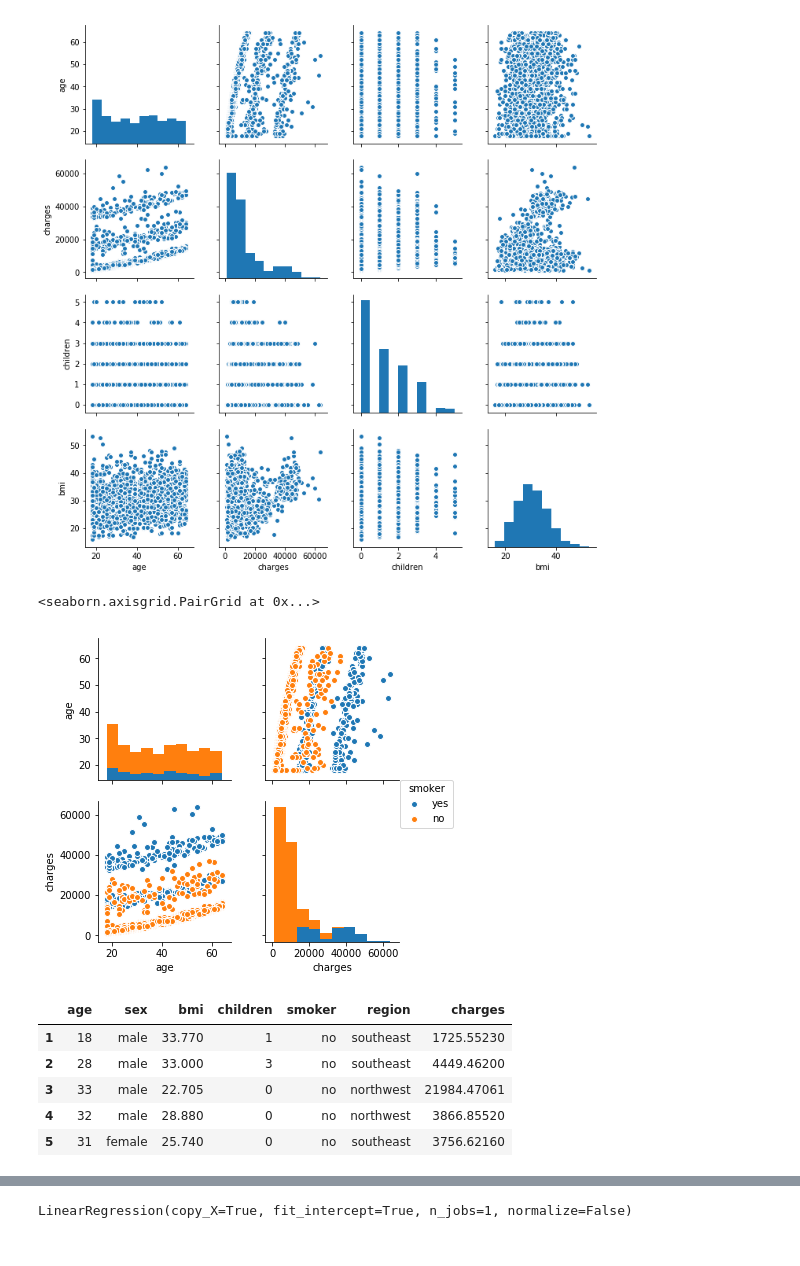
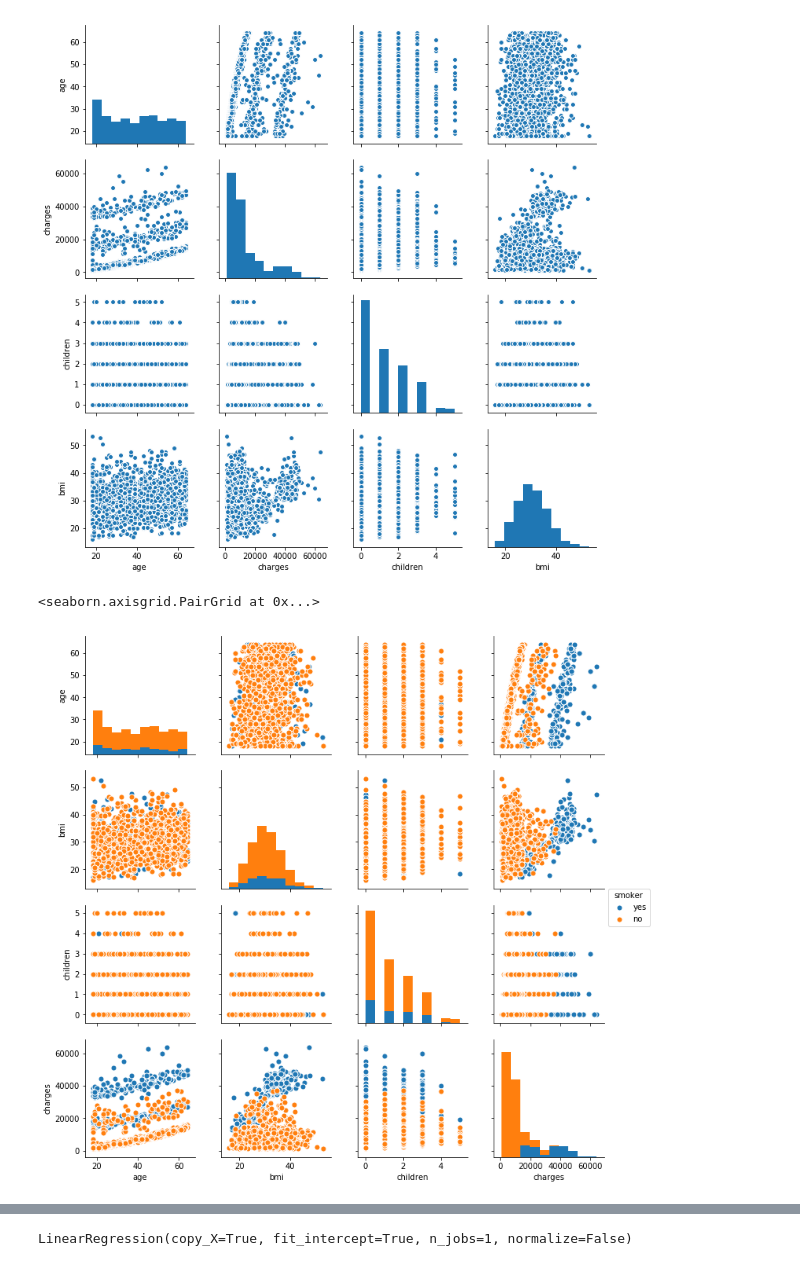
Before and after one commit to ShreyasGithub/python-data-science, a Jupyter notebook: linear_reggression.ipynb, the cells around one changed output, grey strips where cells are left out. Saved outputs shown, nothing was run; the diff lists cells and outputs as text; code cells hidden in the pictures.

Commit message:
data transformation

```diff
--- a/linear_reggression.ipynb
+++ b/linear_reggression.ipynb
@@ -16,4 +16,4 @@ from sklearn import metrics
 %matplotlib inline
 # %%
 #load csv
-insurance_data = pandas.read_csv('data/insurance.csv')
+insurance_data_frame = pandas.read_csv('data/insurance.csv')
@@ -45,17 +33,7 @@ seaborn.pairplot(data=insurance_data[['age', 'charges', 'children', 'bmi']])
 <seaborn.axisgrid.PairGrid at 0x...>
 [figure]
 # %%
-seaborn.pairplot(data=insurance_data[['age', 'charges', 'smoker']], hue='smoker')
+seaborn.pairplot(data=insurance_data_frame, hue='smoker', plot_kws={"s": 50})
 # %% [output]
 <seaborn.axisgrid.PairGrid at 0x...>
-[figure, old version]
+[figure, new version]
-# %%
-no_smoke_insurance_data_frame = insurance_data.loc[(insurance_data['smoker'] == 'no')]
-no_smoke_insurance_data_frame.head()
-# %% [output]
-|  | age | sex | bmi | children | smoker | region | charges |
-| 1 | 18 | male | 33.770 | 1 | no | southeast | 1725.55230 |
-| 2 | 28 | male | 33.000 | 3 | no | southeast | 4449.46200 |
-| 3 | 33 | male | 22.705 | 0 | no | northwest | 21984.47061 |
-| 4 | 32 | male | 28.880 | 0 | no | northwest | 3866.85520 |
-| 5 | 31 | female | 25.740 | 0 | no | southeast | 3756.62160 |
```
Also changed, not shown: parts of 19 cells of this notebook.
